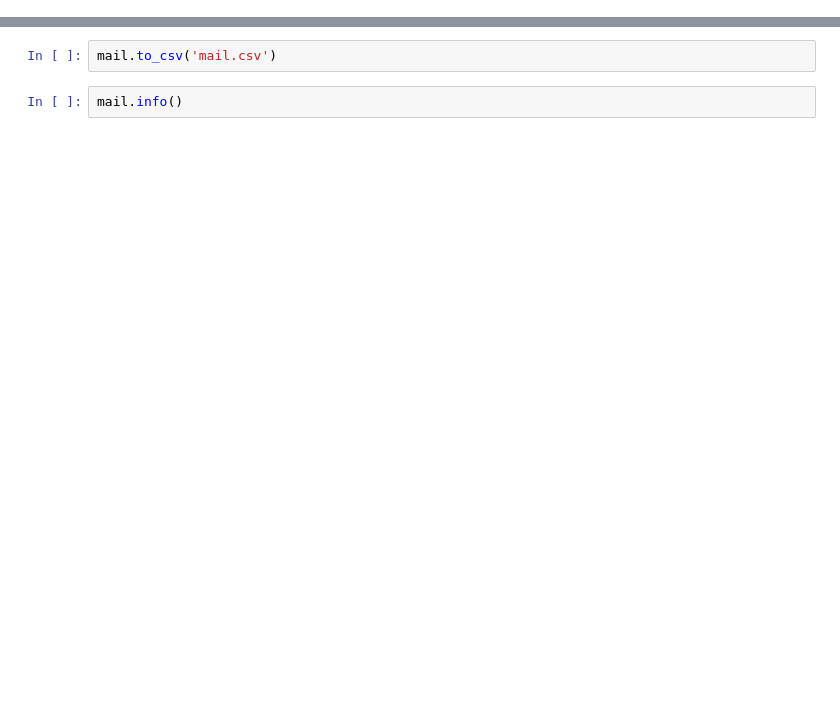
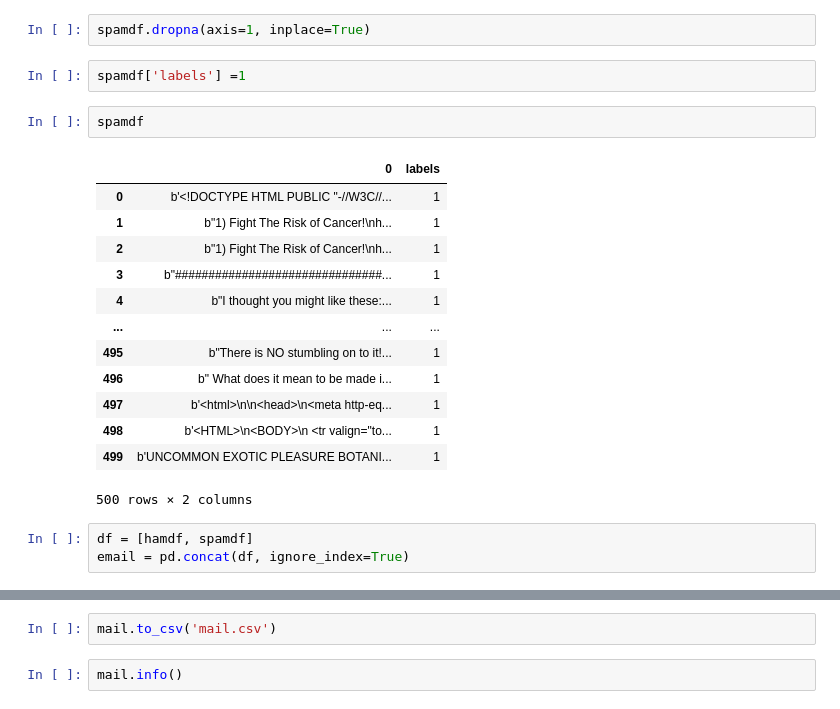
Before and after one commit to shai1esh03/Project-Email-Spam-Classification, a Jupyter notebook: mailDatawrangling.ipynb, the cells around one changed output, grey strips where cells are left out. Cells and saved outputs as stored; diff of their text form; blank space fills up the shorter version.

```diff
--- a/mailDatawrangling.ipynb
+++ b/mailDatawrangling.ipynb
@@ -52,0 +169,23 @@ mail = pd.concat([ham, spam], ignore_index=True)
+# %%
+spamdf.dropna(axis=1, inplace=True)
+# %%
+spamdf['labels'] =1
+# %%
+spamdf
+# %% [output]
+|  | 0 | labels |
+| 0 | b'<!DOCTYPE HTML PUBLIC "-//W3C//... | 1 |
+| 1 | b"1) Fight The Risk of Cancer!\nh... | 1 |
+| 2 | b"1) Fight The Risk of Cancer!\nh... | 1 |
+| 3 | b"###############################... | 1 |
+| 4 | b"I thought you might like these:... | 1 |
+| ... | ... | ... |
+| 495 | b"There is NO stumbling on to it!... | 1 |
+| 496 | b" What does it mean to be made i... | 1 |
+| 497 | b'<html>\n\n<head>\n<meta http-eq... | 1 |
+| 498 | b'<HTML>\n<BODY>\n <tr valign="to... | 1 |
+| 499 | b'UNCOMMON EXOTIC PLEASURE BOTANI... | 1 |
+500 rows × 2 columns
+# %%
+df = [hamdf, spamdf]
+email = pd.concat(df, ignore_index=True)
```
Also changed, not shown: parts of 54 cells of this notebook, 3 other files.
